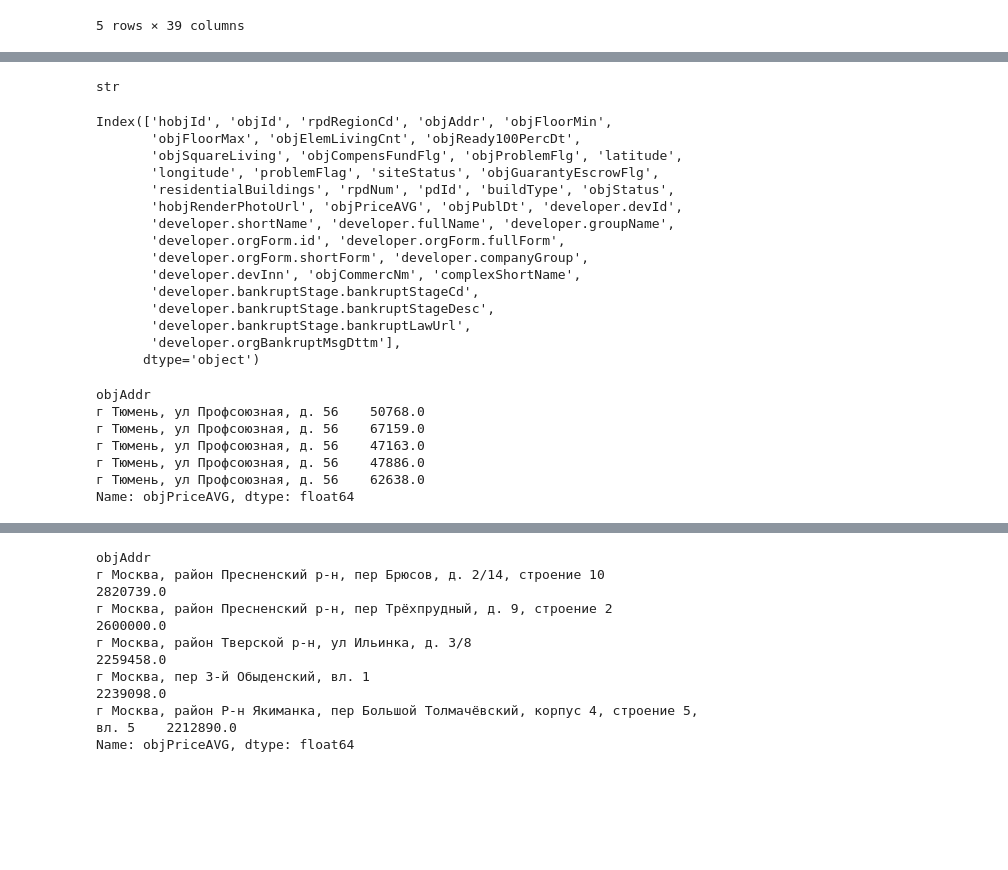
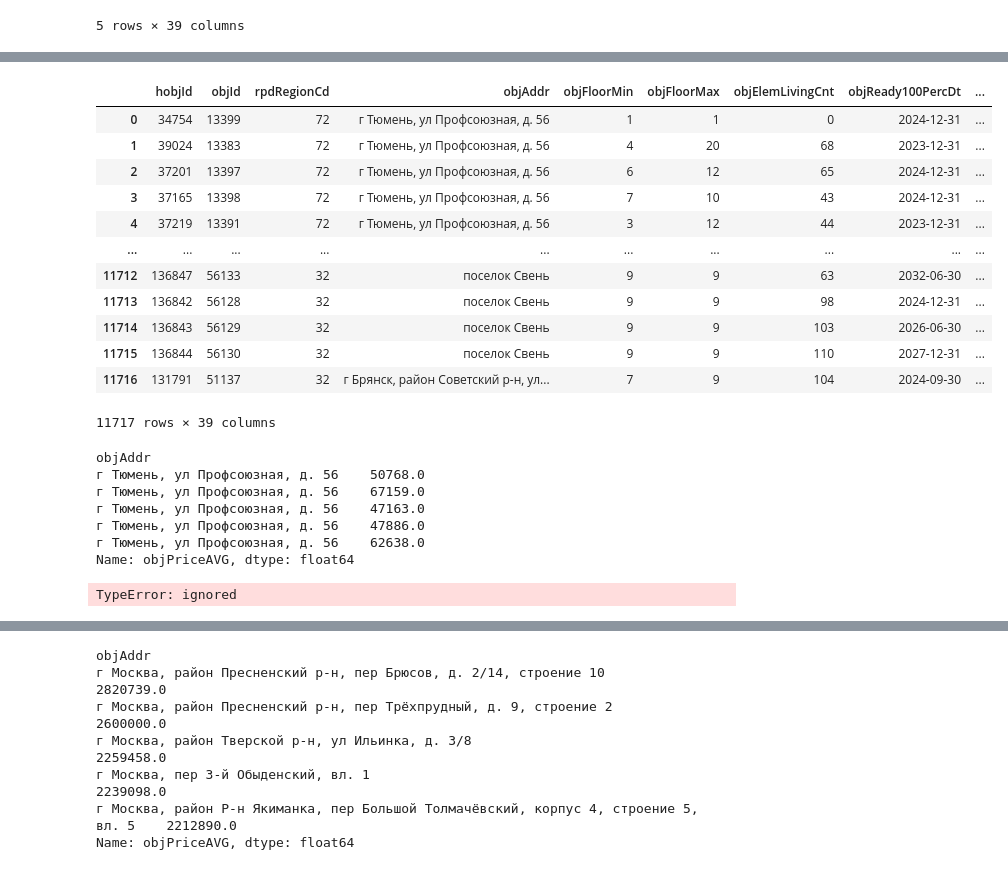
Before and after one commit to Geriys/VKirillV, a Jupyter notebook: nash_dom2_3_v2.ipynb, the cells around one changed output, grey strips where cells are left out. Drawn from its saved outputs; the diff is of its cells as text; code cells hidden in the pictures; blank space fills up the shorter version.

```diff
--- a/nash_dom2_3_v2.ipynb
+++ b/nash_dom2_3_v2.ipynb
@@ -200,7 +202,5 @@ Index(['hobjId', 'objId', 'rpdRegionCd', 'objAddr', 'objFloorMin',
 # %%
-type(df.objReady100PercDt[0])
+#type(df.objReady100PercDt[0])
-# %% [output]
-str
 # %%
 #df_norm = df
 #df_norm.columns
@@ -231,22 +231,21 @@ str
 #developer.devInn
 #objCommercNm
 #df_norm.columns
-# %%
-df.columns
-# %% [output]
-Index(['hobjId', 'objId', 'rpdRegionCd', 'objAddr', 'objFloorMin',
-       'objFloorMax', 'objElemLivingCnt', 'objReady100PercDt',
-       'objSquareLiving', 'objCompensFundFlg', 'objProblemFlg', 'latitude',
-       'longitude', 'problemFlag', 'siteStatus', 'objGuarantyEscrowFlg',
-       'residentialBuildings', 'rpdNum', 'pdId', 'buildType', 'objStatus',
-       'hobjRenderPhotoUrl', 'objPriceAVG', 'objPublDt', 'developer.devId',
-       'developer.shortName', 'developer.fullName', 'developer.groupName',
-       'developer.orgForm.id', 'developer.orgForm.fullForm',
-       'developer.orgForm.shortForm', 'developer.companyGroup',
-       'developer.devInn', 'objCommercNm', 'complexShortName',
-       'developer.bankruptStage.bankruptStageCd',
-       'developer.bankruptStage.bankruptStageDesc',
-       'developer.bankruptStage.bankruptLawUrl',
-       'developer.orgBankruptMsgDttm'],
-      dtype='object')
+# %%
+#df.columns
+dff.df
+# %% [output]
+|  | hobjId | objId | rpdRegionCd | objAddr | objFloorMin | objFloorMax | objElemLivingCnt | objReady100PercDt | ... |
+| 0 | 34754 | 13399 | 72 | г Тюмень, ул Профсоюзная, д. 56 | 1 | 1 | 0 | 2024-12-31 | ... |
+| 1 | 39024 | 13383 | 72 | г Тюмень, ул Профсоюзная, д. 56 | 4 | 20 | 68 | 2023-12-31 | ... |
+| 2 | 37201 | 13397 | 72 | г Тюмень, ул Профсоюзная, д. 56 | 6 | 12 | 65 | 2024-12-31 | ... |
+| 3 | 37165 | 13398 | 72 | г Тюмень, ул Профсоюзная, д. 56 | 7 | 10 | 43 | 2024-12-31 | ... |
+| 4 | 37219 | 13391 | 72 | г Тюмень, ул Профсоюзная, д. 56 | 3 | 12 | 44 | 2023-12-31 | ... |
+| ... | ... | ... | ... | ... | ... | ... | ... | ... | ... |
+| 11712 | 136847 | 56133 | 32 | поселок Свень | 9 | 9 | 63 | 2032-06-30 | ... |
+| 11713 | 136842 | 56128 | 32 | поселок Свень | 9 | 9 | 98 | 2024-12-31 | ... |
+| 11714 | 136843 | 56129 | 32 | поселок Свень | 9 | 9 | 103 | 2026-06-30 | ... |
+| 11715 | 136844 | 56130 | 32 | поселок Свень | 9 | 9 | 110 | 2027-12-31 | ... |
+| 11716 | 131791 | 51137 | 32 | г Брянск, район Советский р-н, ул... | 7 | 9 | 104 | 2024-09-30 | ... |
+11717 rows × 39 columns
 # %%
@@ -262,0 +275,6 @@ Name: objPriceAVG, dtype: float64
+# %%
+h = DF_head(dff.df)
+h.head()
+h.df.shape()
+# %% [output]
+TypeError: ignored
```
Also changed, not shown: parts of 16 cells of this notebook.
